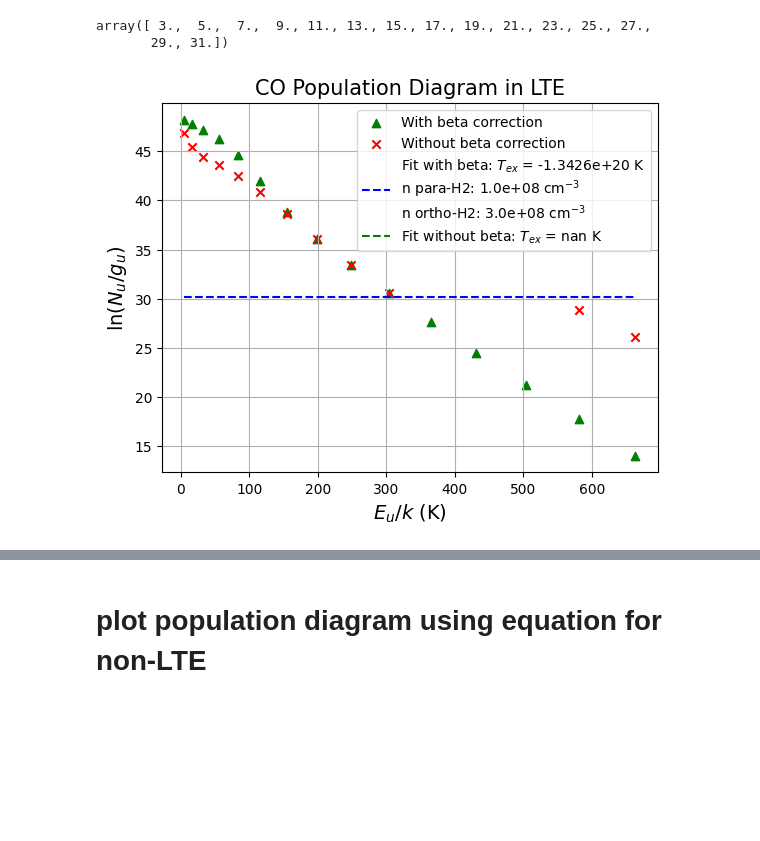
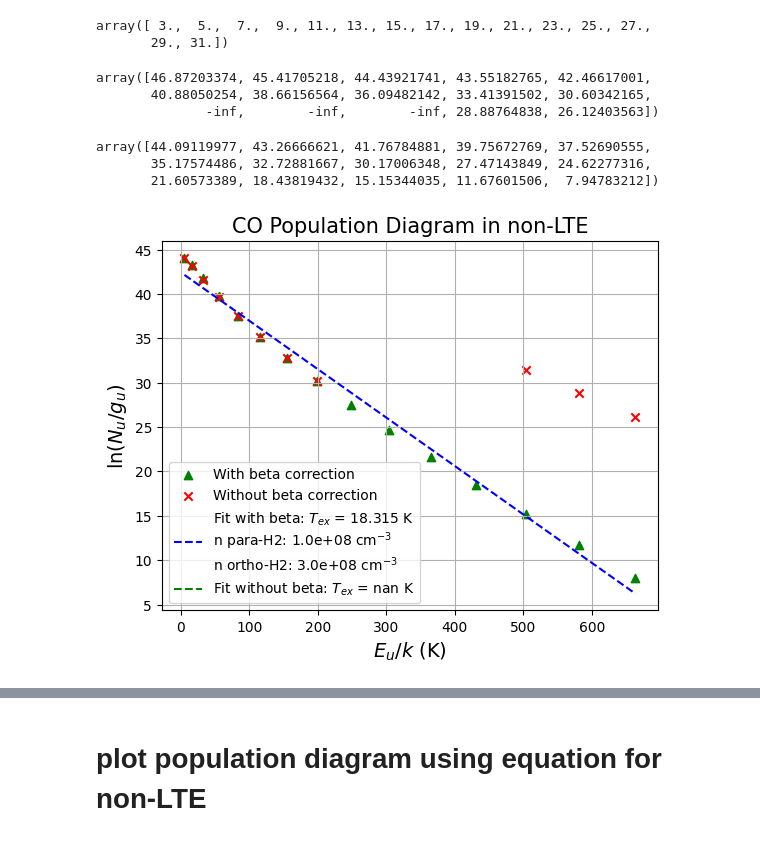
Before and after one commit to aleksej-rodano/phas0052_project, a Jupyter notebook: pythonradex_clean.ipynb, the cells around one changed output, grey strips where cells are left out. Cells and saved outputs as stored; diff of their text form; code cells hidden in the pictures; blank space fills up the shorter version.

```diff
--- a/pythonradex_clean.ipynb
+++ b/pythonradex_clean.ipynb
@@ -599,20 +628,26 @@ def calculate_y_values_nobeta(Nu, gu, tau, beta_function):
     """
     Calculate y values for the population diagram without beta correction.
 
-    Parameters:
-    Nu (numpy.ndarray): Upper level population density.
-    gu (numpy.ndarray): Statistical weight of the upper level.
-    tau (numpy.ndarray): Optical depth of the transitions.
-    beta_function (function): Function to calculate the escape probability.
+    Parameters
+    -----------
+    Nu (numpy.ndarray):
+        Upper level population density.
+    gu (numpy.ndarray):
+        Statistical weight of the upper level.
+    tau (numpy.ndarray):
+        Optical depth of the transitions.
+    beta_function (function):
+        Function to calculate the escape probability.
 
-    Returns:
+    Returns
+    --------
     y_values_without_beta (numpy.ndarray): y values without beta correction.
     """
     # Calculate escape probability for each transition
     beta_correction = beta_function(tau)
 
     # Create a mask for tau values greater than 1e-4, returns a boolean array
-    mask_tau = tauCo > 1e-4
+    mask_tau = tauCo > 1e-3
 
     # remove beta correction only for values where tau_co > 1e-4
     y_values_nobeta = np.log(NuCo / gCO)
@@ -1068,6 +1103,18 @@ gCO
 # %% [output]
 array([ 3.,  5.,  7.,  9., 11., 13., 15., 17., 19., 21., 23., 25., 27.,
        29., 31.])
+# %%
+y_values_without_beta_nonLTE
+# %% [output]
+array([46.87203374, 45.41705218, 44.43921741, 43.55182765, 42.46617001,
+       40.88050254, 38.66156564, 36.09482142, 33.41391502, 30.60342165,
+              -inf,        -inf,        -inf, 28.88764838, 26.12403563])
+# %%
+np.log(NuCo_nonLTE / gCO)
+# %% [output]
+array([44.09119977, 43.26666621, 41.76784881, 39.75672769, 37.52690555,
+       35.17574486, 32.72881667, 30.17006348, 27.47143849, 24.62277316,
+       21.60573389, 18.43819432, 15.15344035, 11.67601506,  7.94783212])
 # %%
 # compute y values without beta correction
 y_values_without_beta_nonLTE = calculate_y_values_nobeta(NuCo_nonLTE, gCO, tauCo_nonLTE, beta_sphere)
@@ -1090,48 +1137,46 @@ plt.scatter(
 )
 plt.xlabel(r"$E_u/k$ (K)", fontsize=14)
 plt.ylabel(r"$\ln(N_u/ g_u)$", fontsize=14)
-plt.title("CO Population Diagram in LTE", fontsize=15)
+plt.title("CO Population Diagram in non-LTE", fontsize=15)
 
 # Fit a straight line to estimate T_ex with beta correction
-fit_beta = np.polyfit(NuCo_nonLTE, np.log(NuCo_nonLTE / gCO), 1)
+fit_beta = np.polyfit(EuCo, np.log(NuCo_nonLTE / gCO), 1)
 Tex_beta = -1 / fit_beta[0]  # Rotational temperature from slope
-
 
 # Fit a straight line to estimate T_ex without beta correction
 fit_no_beta = np.polyfit(EuCo, y_values_without_beta_nonLTE, 1)
 Tex_no_beta = -1 / fit_no_beta[0]  # Rotational temperature from slope
 
-
 # Plot the best-fit line with beta correction
-x_fit_LTE = np.linspace(min(EuCo), max(EuCo), 100)
-y_fit_LTE = fit_beta[0] * x_fit_LTE + fit_beta[1]
+x_fit_nonLTE = np.linspace(min(EuCo), max(EuCo), 100)
+y_fit_nonLTE = fit_beta[0] * x_fit_nonLTE + fit_beta[1]
 
 # Plot the best-fit line without beta correction
-y_fit_no_beta = fit_no_beta[0] * x_fit_LTE + fit_no_beta[1]
+y_fit_no_beta = fit_no_beta[0] * x_fit_nonLTE + fit_no_beta[1]
 
 plt.plot(
-    x_fit_LTE,
-    y_fit_LTE,
+    x_fit_nonLTE,
+    y_fit_nonLTE,
     linestyle="--",
     color="blue",
     label=(
         f"Fit with beta: $T_{{ex}}$ = {Tex_beta:.5g} K\nn para-H2: {para_h2_density:.1e} cm$^{{-3}}$\nn ortho-H2: {ortho_h2_density:.1e} cm$^{{-3}}$"
     ),
 )
 
 plt.plot(
-    x_fit_LTE,
+    x_fit_nonLTE,
     y_fit_no_beta,
     linestyle="--",
     color="green",
     label=(f"Fit without beta: $T_{{ex}}$ = {Tex_no_beta:.5g} K"),
 )
 
 plt.legend()
 ax.grid()
 plt.show()
 # %% [output]
-[figure, old version]
+[figure, new version]
 # %%
 print(f"Excitation temperature: {T_ex_nonLTE:.5g} K")
 print(f"Excitation temperature without beta correction: {T_ex_nonLTE_no_beta:.5g} K")
```
Also changed, not shown: parts of 15 cells of this notebook, 1 other file.
